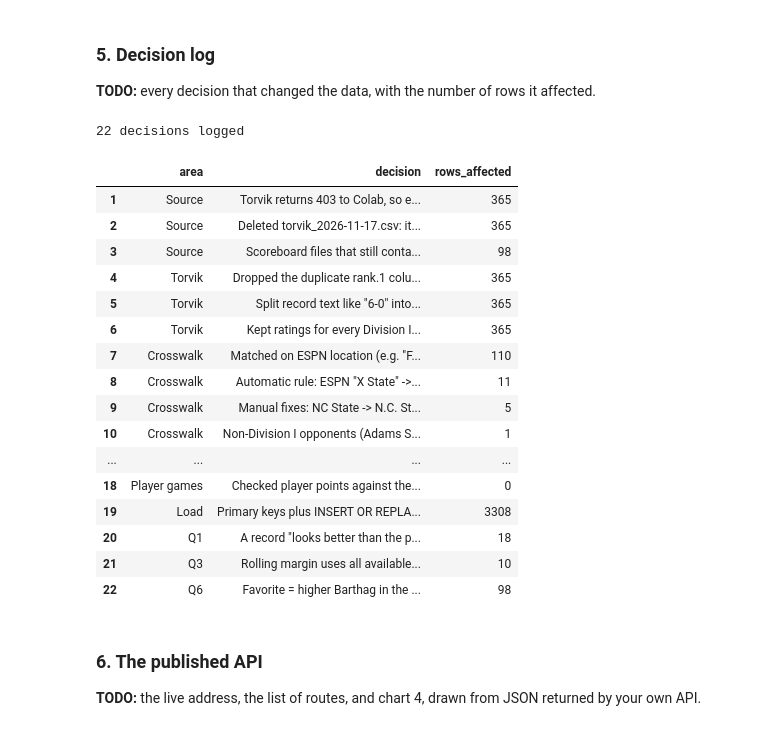
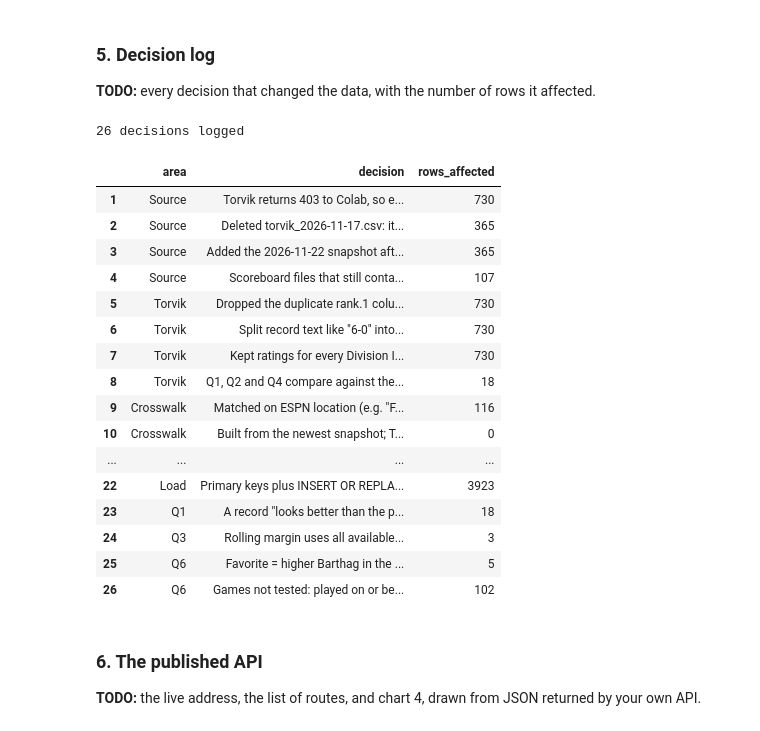
Before and after one commit to karen-tran08/ds2002-acc-reality-check, a Jupyter notebook: ACC Reality Check Starter.ipynb, the cells around one changed output. Cells and saved outputs as stored; diff of their text form; code cells hidden in the pictures.

```diff
--- a/ACC Reality Check Starter.ipynb
+++ b/ACC Reality Check Starter.ipynb
@@ -77,7 +77,7 @@ Torvik snapshots on disk: ['torvik_2026-11-20.csv']
 # %%
 # Restore the Torvik snapshots committed to the team repo
 REPO_RAW = 'https://raw.githubusercontent.com/karen-tran08/ds2002-acc-reality-check/main/'
-SNAPSHOT_DATES = ['2026-11-20']   # add each new snapshot date here after committing it
+SNAPSHOT_DATES = ['2026-11-20', '2026-11-22']   # add each new snapshot date here after committing it
 
 for d in SNAPSHOT_DATES:
     path = TORVIK_DIR / f'torvik_{d}.csv'
@@ -192,6 +193,7 @@ MANUAL = {
     'Loyola Maryland': 'Loyola MD',
     'American University': 'American',
     'Texas A&M-Corpus Christi': 'Texas A&M Corpus Chris',
+    'Ole Miss': 'Mississippi',
 }
 assert set(MANUAL.values()) <= torvik_names, 'a manual fix points to a name Torvik does not use'
 fixed = teams['torvik_name'].isna() & teams['espn_name'].isin(MANUAL)
@@ -885,79 +897,96 @@ We are saving new snapshots on Nov 22, 24, 27 and 29 and twice a week after that
 
 **TODO:** every decision that changed the data, with the number of rows it affected.
 # %%
-# TODO
+# Decision log: every decision that changed the data, with the number of rows it affected
 
 state_rule = int(((teams['match_method'] == 'auto') & (teams['espn_name'] != teams['torvik_name'])).sum())
 n_snapshots = ratings['snapshot_date'].nunique()
+snapshot_list = ', '.join(sorted(ratings['snapshot_date'].unique()))
 same_day_games = int((games['game_date_et'] == LATEST).sum())
 acc_teams_short = int((q3_roll.groupby('team').size() <= 5).sum())
 q6_excluded = len(games) - len(q6)
 
+# Checks on the snapshots before they are stacked into one ratings table
+snap_names = ratings.groupby('snapshot_date')['torvik_name'].apply(set)
+names_not_in_every_snapshot = len(set.union(*snap_names) - set.intersection(*snap_names))
+snap_games = (ratings.assign(g=ratings['wins'] + ratings['losses'])
+              .pivot(index='torvik_name', columns='snapshot_date', values='g'))
+new_team_games = int((snap_games.iloc[:, -1] - snap_games.iloc[:, 0]).sum()) if n_snapshots > 1 else 0
+
 decision_log = pd.DataFrame([
     # Sources
     ('Source', 'Torvik returns 403 to Colab, so each snapshot is downloaded in a browser, committed to the repo as '
-               'data/raw/torvik/torvik_YYYY-MM-DD.csv, and restored into Colab from the repo', len(ratings)),
+               'data/raw/torvik/torvik_YYYY-MM-DD.csv, and restored into Colab from the repo '
+               f'({n_snapshots} snapshots: {snapshot_list})', len(ratings)),
     ('Source', 'Deleted torvik_2026-11-17.csv: it was byte-identical to the Nov 20 download, not a real snapshot', 365),
+    ('Source', 'Added the 2026-11-22 snapshot after checking it is a real new pull and not a copy of Nov 20: '
+               f'same columns and same {len(snap_names.iloc[-1])} teams, the same 18 ACC schools, and '
+               f'{new_team_games} more team-games in the records than on Nov 20', len(snap_names.iloc[-1])),
     ('Source', 'Scoreboard files that still contain unfinished games are downloaded again on the next run', len(games)),
 
     # Torvik
-    ('Torvik', 'Dropped the duplicate rank.1 column; it equals rank on every row', len(ratings)),
+    ('Torvik', 'Dropped the duplicate rank.1 column; it equals rank on every row of every snapshot', len(ratings)),
     ('Torvik', 'Split record text like "6-0" into integer wins and losses', len(ratings)),
-    ('Torvik', f'Kept ratings for every Division I team in all {n_snapshots} snapshot(s), not only the ACC, '
-               'so opponents have ratings', len(ratings)),
+    ('Torvik', f'Kept ratings for every Division I team in all {n_snapshots} snapshots, not only the ACC, '
+               'so opponents have ratings; one row per team per snapshot', len(ratings)),
+    ('Torvik', 'Q1, Q2 and Q4 compare against the newest snapshot only '
+               f'({LATEST}); older snapshots are kept for Q6', len(q1)),
     # Crosswalk
     ('Crosswalk', 'Matched on ESPN location (e.g. "Florida State") and keyed every table by ESPN team id', len(teams)),
+    ('Crosswalk', 'Built from the newest snapshot; Torvik team names that are not identical in every snapshot '
+                  '(0 means one crosswalk fits all snapshots)', names_not_in_every_snapshot),
     ('Crosswalk', 'Automatic rule: ESPN "X State" -> Torvik "X St."', state_rule),
     ('Crosswalk', 'Manual fixes: ' + ', '.join(f'{k} -> {v}' for k, v in MANUAL.items()), int(fixed.sum())),
     ('Crosswalk', f'Non-Division I opponents ({", ".join(still_miss)}) kept with no rating: their games count toward '
                   'records but are left out of rating-based averages (Q2) and favorites (Q6)', games_vs_unrated),
     # Games
     ('Games', 'Dropped games ESPN had not marked completed', unfinished_dropped),
     ('Games', 'Converted start times from UTC to America/New_York before taking the game date; '
               'these games moved to the previous day', games_date_moved),
     ('Games', f'Games played on the day of the newest snapshot ({LATEST}) are treated as after it, '
               'so that snapshot does not include them', same_day_games),
     # Team and player games
     ('Team games', 'Reshaped each game into two rows, one per team, with margin and home/away/neutral site', len(team_games)),
     ('Team games', 'Split made-attempted text ("25-60") into numeric columns; "--" or blank becomes 0', len(team_games)),
     ('Team games', 'Possessions = FGA - OREB + TO + 0.475*FTA using ESPN totalTurnovers (includes team turnovers), '
                    'averaged across both teams in the game', len(team_games)),
     ('Player games', 'Dropped players marked didNotPlay', dnp_dropped),
     ('Player games', 'Checked player points against the team score; mismatching team-games', pts_mismatch),
     # Load
     ('Load', 'Primary keys plus INSERT OR REPLACE so a rerun replaces rows instead of adding copies; '
              'rerun test showed identical counts', sum(counts_first.values())),
     # Analysis rules
     ('Q1', 'A record "looks better than the play" when its win% rank is 9+ places above its efficiency-margin rank', len(q1)),
     ('Q3', 'Rolling margin uses all available games when a team has played fewer than 5; '
            'trend = latest rolling margin - season average. Teams with 5 or fewer games show no trend yet', acc_teams_short),
-    ('Q6', 'Favorite = higher Barthag in the latest snapshot dated strictly before the game date; '
-           'games with no earlier snapshot or an unrated team are not tested', q6_excluded),
+    ('Q6', 'Favorite = higher Barthag in the latest snapshot dated strictly before the game date, so games on '
+           'Nov 21-22 use the Nov 20 snapshot and later games use Nov 22; games tested', len(q6)),
+    ('Q6', 'Games not tested: played on or before the first snapshot date, or involving an unrated team', q6_excluded),
 ], columns=['area', 'decision', 'rows_affected'])
 decision_log.index = decision_log.index + 1
 
 pd.set_option('display.max_colwidth', None)
 print(f'{len(decision_log)} decisions logged')
 decision_log
 # %% [output]
-22 decisions logged
+26 decisions logged
 |  | area | decision | rows_affected |
-| 1 | Source | Torvik returns 403 to Colab, so e... | 365 |
+| 1 | Source | Torvik returns 403 to Colab, so e... | 730 |
 | 2 | Source | Deleted torvik_2026-11-17.csv: it... | 365 |
-| 3 | Source | Scoreboard files that still conta... | 98 |
-| 4 | Torvik | Dropped the duplicate rank.1 colu... | 365 |
-| 5 | Torvik | Split record text like "6-0" into... | 365 |
-| 6 | Torvik | Kept ratings for every Division I... | 365 |
-| 7 | Crosswalk | Matched on ESPN location (e.g. "F... | 110 |
-| 8 | Crosswalk | Automatic rule: ESPN "X State" ->... | 11 |
-| 9 | Crosswalk | Manual fixes: NC State -> N.C. St... | 5 |
-| 10 | Crosswalk | Non-Division I opponents (Adams S... | 1 |
+| 3 | Source | Added the 2026-11-22 snapshot aft... | 365 |
+| 4 | Source | Scoreboard files that still conta... | 107 |
+| 5 | Torvik | Dropped the duplicate rank.1 colu... | 730 |
+| 6 | Torvik | Split record text like "6-0" into... | 730 |
+| 7 | Torvik | Kept ratings for every Division I... | 730 |
+| 8 | Torvik | Q1, Q2 and Q4 compare against the... | 18 |
+| 9 | Crosswalk | Matched on ESPN location (e.g. "F... | 116 |
+| 10 | Crosswalk | Built from the newest snapshot; T... | 0 |
 | ... | ... | ... | ... |
-| 18 | Player games | Checked player points against the... | 0 |
-| 19 | Load | Primary keys plus INSERT OR REPLA... | 3308 |
-| 20 | Q1 | A record "looks better than the p... | 18 |
-| 21 | Q3 | Rolling margin uses all available... | 10 |
-| 22 | Q6 | Favorite = higher Barthag in the ... | 98 |
+| 22 | Load | Primary keys plus INSERT OR REPLA... | 3923 |
+| 23 | Q1 | A record "looks better than the p... | 18 |
+| 24 | Q3 | Rolling margin uses all available... | 3 |
+| 25 | Q6 | Favorite = higher Barthag in the ... | 5 |
+| 26 | Q6 | Games not tested: played on or be... | 102 |
 # %% [markdown]
 ### 6. The published API
 
```
Also changed, not shown: parts of 26 cells of this notebook.
